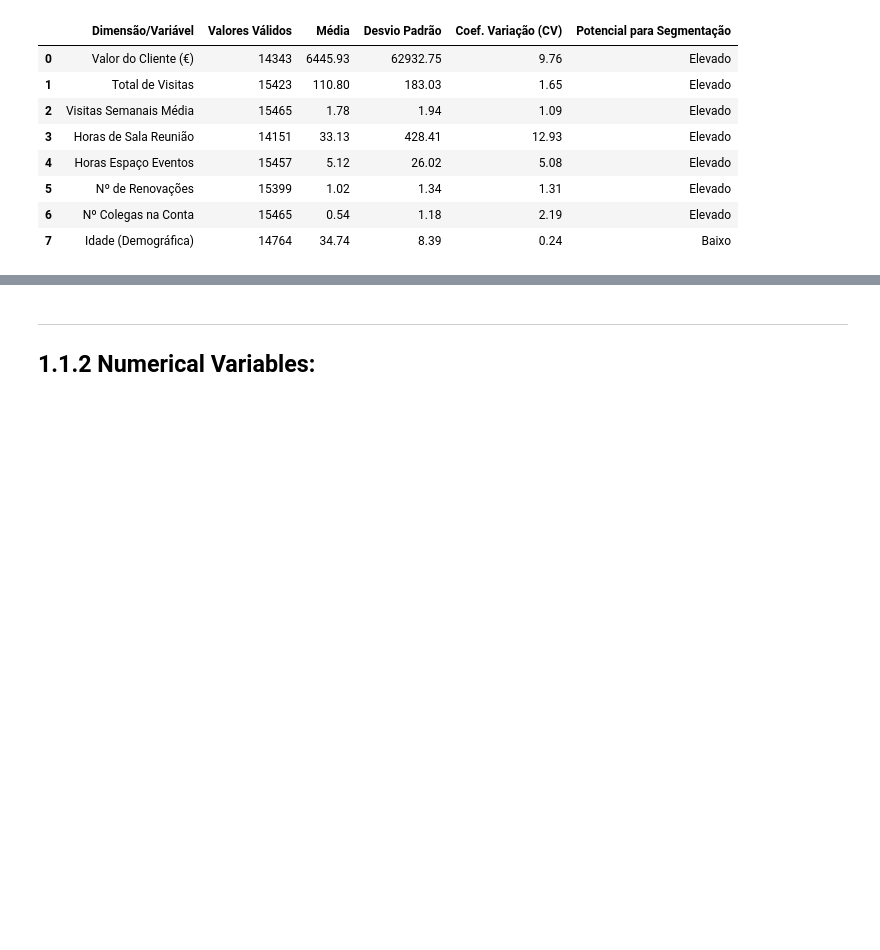
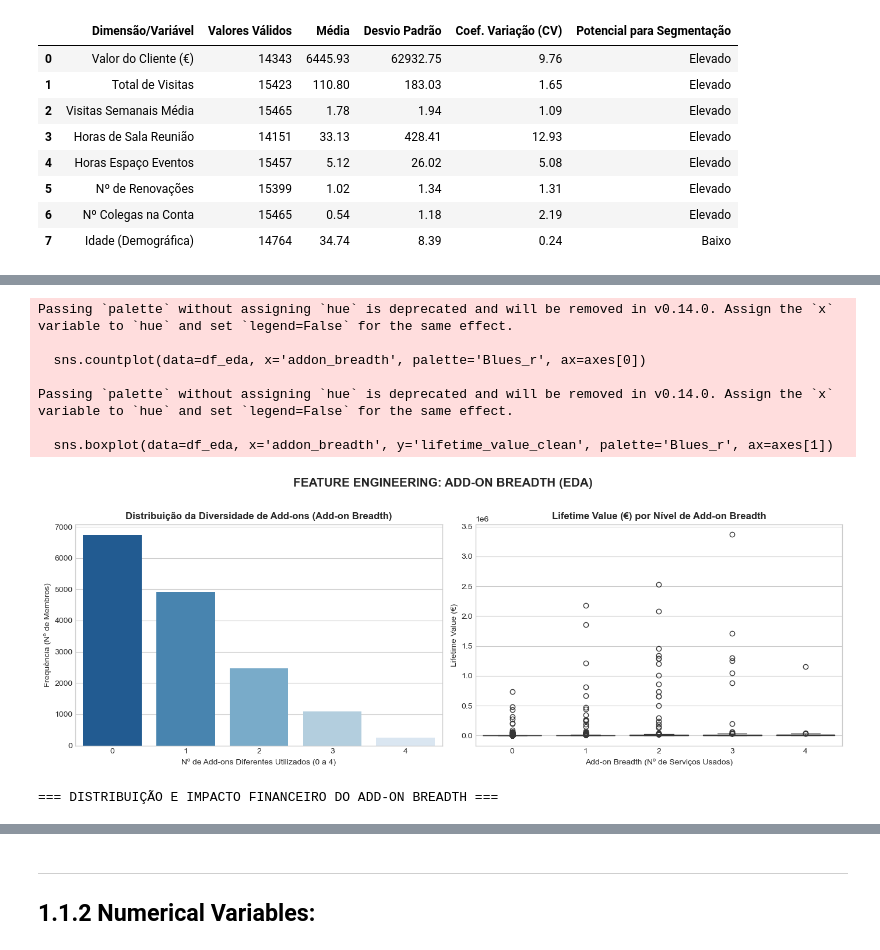
Before and after one commit to Diogosousa03/DM_Grupo18, a Jupyter notebook: notebooks/Group18_EDA_Code.ipynb, the cells around one changed output, grey strips where cells are left out. Cells and saved outputs as stored; diff of their text form; code cells hidden in the pictures; blank space fills up the shorter version.

```diff
--- a/notebooks/Group18_EDA_Code.ipynb
+++ b/notebooks/Group18_EDA_Code.ipynb
@@ -863,0 +1138,79 @@ display(df_seg_summary)
+# %%
+# Configuração visual do Seaborn/Matplotlib
+plt.style.use('seaborn-v0_8-whitegrid')
+
+# -------------------------------------------------------------------------
+# 1. CÓPIA TEMPORÁRIA DE TRABALHO (EDA / FEATURE ENGINEERING)
+# -------------------------------------------------------------------------
+df_eda = df.copy()
+
+# A. Limpeza temporária de LTV em memória
+df_eda['lifetime_value_clean'] = pd.to_numeric(
+    df_eda['lifetime_value'].astype(str).str.replace(r'[^\d.-]', '', regex=True),
+    errors='coerce'
+)
+df_eda.loc[df_eda['lifetime_value_clean'] < 0, 'lifetime_value_clean'] = np.nan
+
+# -------------------------------------------------------------------------
+# 2. CRIAÇÃO DAS FLAGS BOOLEANAS (uses_*) E CÁLCULO DO ADD-ON BREADTH
+# -------------------------------------------------------------------------
+# Gerar flags binárias (1 se > 0, 0 caso contrário)
+df_eda['uses_meeting_room'] = (df_eda['meeting_room_hours'] > 0).astype(int)
+df_eda['uses_event_space'] = (df_eda['event_space_hours'] > 0).astype(int)
+df_eda['uses_guest_passes'] = (df_eda['guest_passes_issued'] > 0).astype(int)
+
+# Tratar uses_print se já existir no dataset
+if 'uses_print' in df_eda.columns:
+    df_eda['uses_print'] = (df_eda['uses_print'] > 0).astype(int)
+else:
+    df_eda['uses_print'] = 0
+
+# Lista de colunas de add-on
+addon_flags = ['uses_meeting_room', 'uses_event_space', 'uses_guest_passes', 'uses_print']
+
+# Soma do número total de add-ons diferentes utilizados (0 a 4)
+df_eda['addon_breadth'] = df_eda[addon_flags].sum(axis=1)
+
+# -------------------------------------------------------------------------
+# 3. PAINEL DE VISUALIZAÇÃO GRÁFICA
+# -------------------------------------------------------------------------
+fig, axes = plt.subplots(1, 2, figsize=(14, 5))
+
+# Distribuição da Contagem de Add-ons
+sns.countplot(data=df_eda, x='addon_breadth', palette='Blues_r', ax=axes[0])
+axes[0].set_title('Distribuição da Diversidade de Add-ons (Add-on Breadth)', fontsize=12, fontweight='bold')
+axes[0].set_xlabel('Nº de Add-ons Diferentes Utilizados (0 a 4)')
+axes[0].set_ylabel('Frequência (Nº de Membros)')
+
+# Boxplot de LTV por Nível de Add-on Breadth
+sns.boxplot(data=df_eda, x='addon_breadth', y='lifetime_value_clean', palette='Blues_r', ax=axes[1])
+axes[1].set_title('Lifetime Value (€) por Nível de Add-on Breadth', fontsize=12, fontweight='bold')
+axes[1].set_xlabel('Add-on Breadth (Nº de Serviços Usados)')
+axes[1].set_ylabel('Lifetime Value (€)')
+
+plt.suptitle('FEATURE ENGINEERING: ADD-ON BREADTH (EDA)', fontsize=15, fontweight='bold', y=1.02)
+plt.tight_layout()
+plt.show()
+
+# -------------------------------------------------------------------------
+# 4. RESUMO ESTATÍSTICO DE DIVERSIFICAÇÃO
+# -------------------------------------------------------------------------
+breadth_summary = df_eda.groupby('addon_breadth').agg(
+    total_membros=('member_id', 'count'),
+    pct_total=('member_id', lambda x: round(len(x) / len(df_eda) * 100, 2)),
+    ltv_mediano=('lifetime_value_clean', 'median'),
+    ltv_medio=('lifetime_value_clean', 'mean')
+).reset_index()
+
+print("=== DISTRIBUIÇÃO E IMPACTO FINANCEIRO DO ADD-ON BREADTH ===")
+display(breadth_summary)
+# %% [output]
+Passing `palette` without assigning `hue` is deprecated and will be removed in v0.14.0. Assign the `x` variable to `hue` and set `legend=False` for the same effect.
+
+  sns.countplot(data=df_eda, x='addon_breadth', palette='Blues_r', ax=axes[0])
+
+Passing `palette` without assigning `hue` is deprecated and will be removed in v0.14.0. Assign the `x` variable to `hue` and set `legend=False` for the same effect.
+
+  sns.boxplot(data=df_eda, x='addon_breadth', y='lifetime_value_clean', palette='Blues_r', ax=axes[1])
+[figure, added]
+=== DISTRIBUIÇÃO E IMPACTO FINANCEIRO DO ADD-ON BREADTH ===
```
Also changed, not shown: parts of 22 cells of this notebook.
